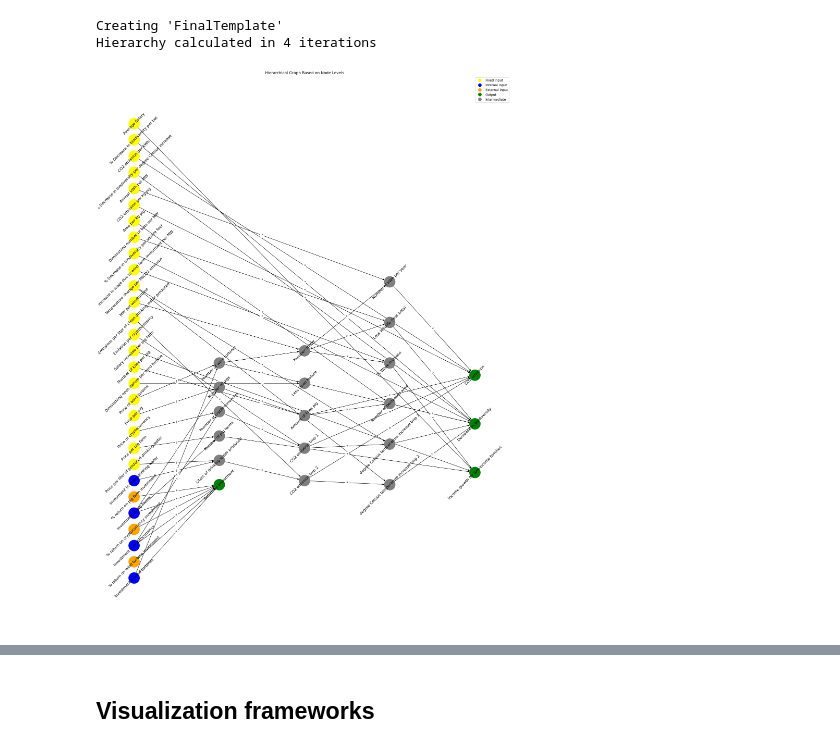
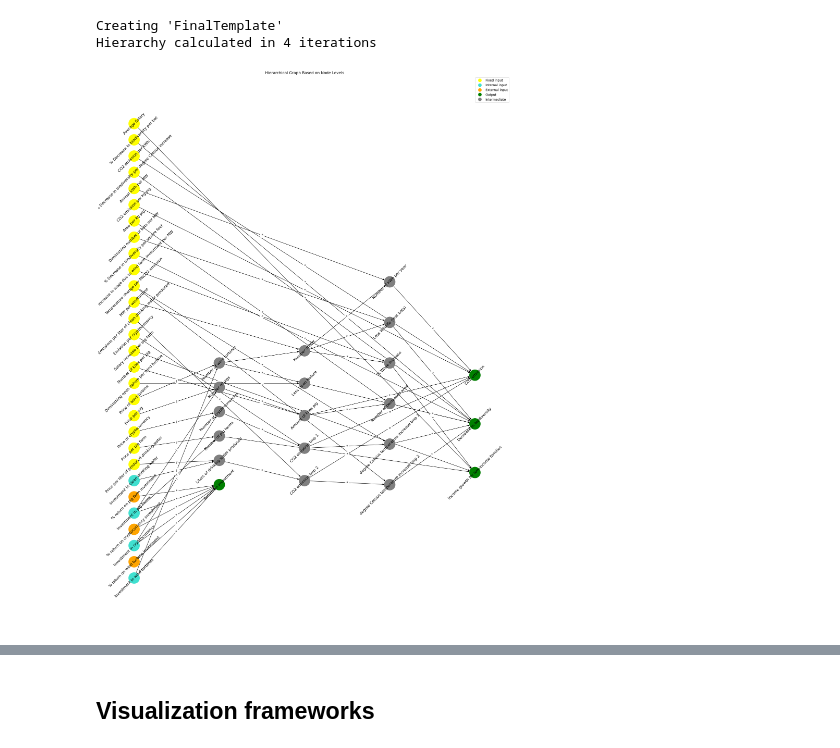
Before and after one commit to ymmath/trbs, a Jupyter notebook: model/dependency_tree_playground.ipynb, the cells around one changed output, grey strips where cells are left out. Drawn from its saved outputs; the diff is of its cells as text; code cells hidden in the pictures.

```diff
--- a/model/dependency_tree_playground.ipynb
+++ b/model/dependency_tree_playground.ipynb
@@ -38,7 +38,7 @@ def category_color(node):
     elif category_is == 'external_input':
         return 'orange'
     elif category_is == 'internal_input':
-        return 'blue'
+        return 'turquoise'
     elif category_is == 'key_output':
         return 'green'
     else:
@@ -388,33 +388,33 @@ for level, nodes in nodes_by_level.items():
 # Plot the graph
 edge_labels = {(u, v): d["label"] for u, v, d in G.edges(data=True)}
 node_colors = [G.nodes[node]["color"] for node in G.nodes()]
 legend_dict = {
     'Fixed input': 'yellow',
-    'Internal input': 'blue',
+    'Internal input': 'turquoise',
     'External input': 'orange',
     'Output': 'green',
     'Intermediate': 'grey'
 }
 
 plt.figure(figsize=(18, 24))
 
 # with_labels=False because of rotating the node labels
 nx.draw(G, pos, node_color=node_colors, with_labels=False, node_size=1200, font_size=10)
 
 text = nx.draw_networkx_labels(G, pos)
 
 # Rotate the node labels
 for _, t in text.items():
     t.set_rotation(45)
 nx.draw_networkx_edge_labels(G, pos, edge_labels=edge_labels)
 
 # Create and add legend
 legend_handles, legend_labels = create_legend(legend_dict)
 
 plt.title("Hierarchical Graph Based on Node Levels")
 plt.legend(legend_handles, legend_labels, loc='upper right')
 plt.axis('off')  # Turn off axis for cleaner display
 plt.show()
 # %% [output]
-[figure, old version]
+[figure, new version]
 # %% [markdown]
```
Also changed, not shown: parts of 7 cells of this notebook.
